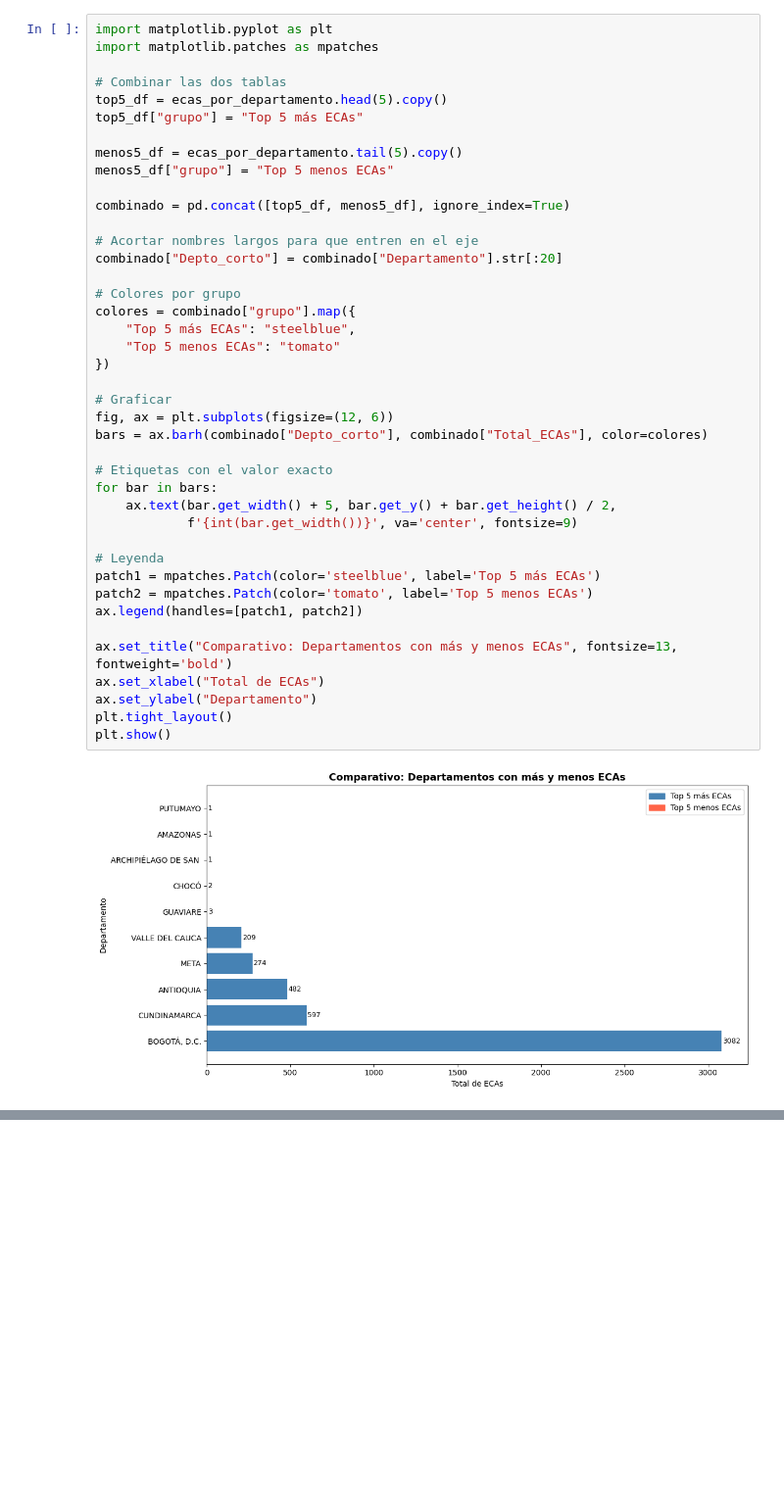
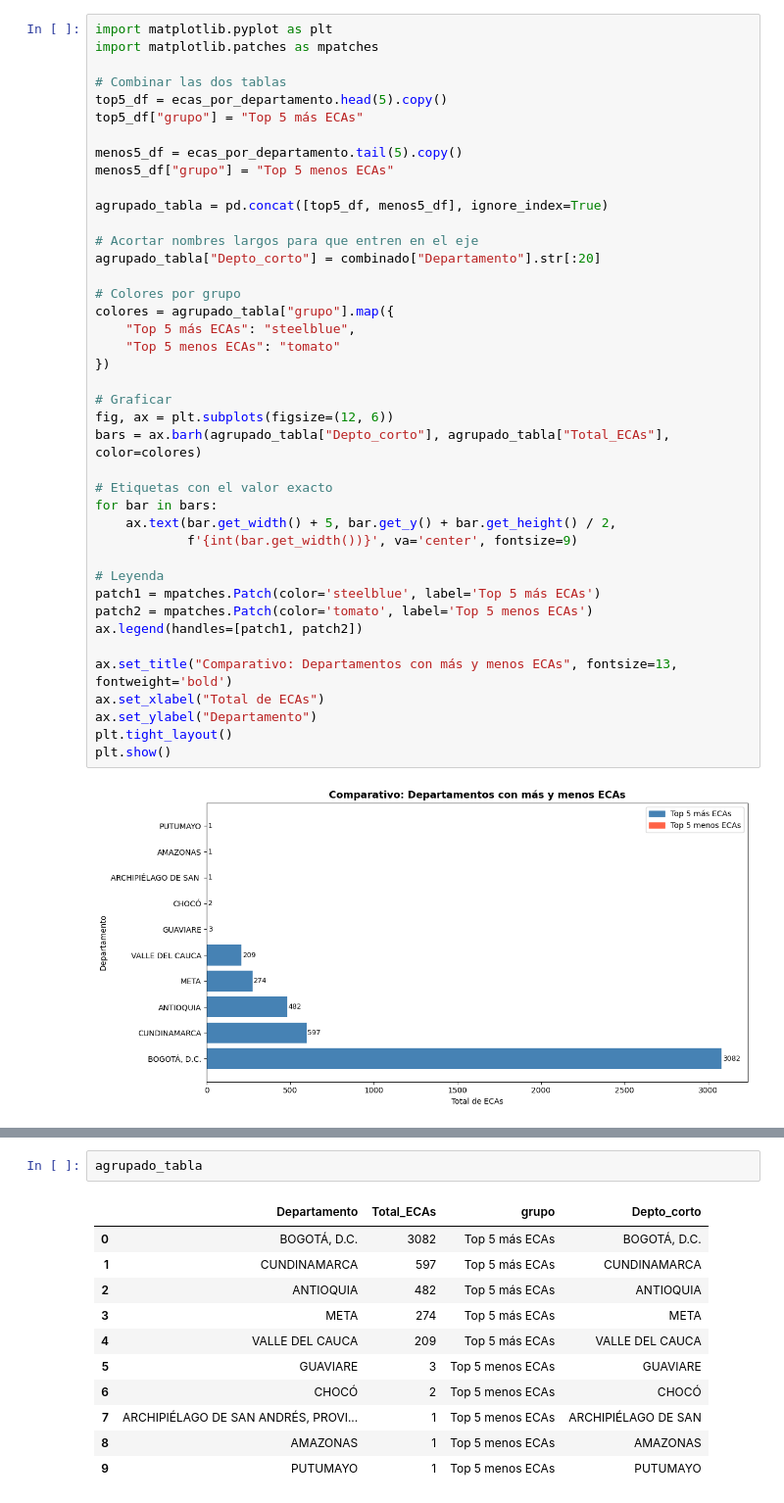
Before and after one commit to crisfore083-sudo/ECAS_SUI_PROYECTO, a Jupyter notebook: PRIMER_CODIGO_PROYECTO.ipynb, the cells around one changed output, grey strips where cells are left out. Shown at 98% size. Saved outputs shown, nothing was run; the diff lists cells and outputs as text; blank space fills up the shorter version.

```diff
--- a/PRIMER_CODIGO_PROYECTO.ipynb
+++ b/PRIMER_CODIGO_PROYECTO.ipynb
@@ -159,20 +169,20 @@ top5_df["grupo"] = "Top 5 más ECAs"
 menos5_df = ecas_por_departamento.tail(5).copy()
 menos5_df["grupo"] = "Top 5 menos ECAs"
 
-combinado = pd.concat([top5_df, menos5_df], ignore_index=True)
+agrupado_tabla = pd.concat([top5_df, menos5_df], ignore_index=True)
 
 # Acortar nombres largos para que entren en el eje
-combinado["Depto_corto"] = combinado["Departamento"].str[:20]
+agrupado_tabla["Depto_corto"] = combinado["Departamento"].str[:20]
 
 # Colores por grupo
-colores = combinado["grupo"].map({
+colores = agrupado_tabla["grupo"].map({
     "Top 5 más ECAs": "steelblue",
     "Top 5 menos ECAs": "tomato"
 })
 
 # Graficar
 fig, ax = plt.subplots(figsize=(12, 6))
-bars = ax.barh(combinado["Depto_corto"], combinado["Total_ECAs"], color=colores)
+bars = ax.barh(agrupado_tabla["Depto_corto"], agrupado_tabla["Total_ECAs"], color=colores)
 
 # Etiquetas con el valor exacto
 for bar in bars:
@@ -203 +218,15 @@ nothing to commit, working tree clean
 Everything up-to-date
+# %%
+agrupado_tabla
+# %% [output]
+|  | Departamento | Total_ECAs | grupo | Depto_corto |
+| 0 | BOGOTÁ, D.C. | 3082 | Top 5 más ECAs | BOGOTÁ, D.C. |
+| 1 | CUNDINAMARCA | 597 | Top 5 más ECAs | CUNDINAMARCA |
+| 2 | ANTIOQUIA | 482 | Top 5 más ECAs | ANTIOQUIA |
+| 3 | META | 274 | Top 5 más ECAs | META |
+| 4 | VALLE DEL CAUCA | 209 | Top 5 más ECAs | VALLE DEL CAUCA |
+| 5 | GUAVIARE | 3 | Top 5 menos ECAs | GUAVIARE |
+| 6 | CHOCÓ | 2 | Top 5 menos ECAs | CHOCÓ |
+| 7 | ARCHIPIÉLAGO DE SAN ANDRÉS, PROVI... | 1 | Top 5 menos ECAs | ARCHIPIÉLAGO DE SAN |
+| 8 | AMAZONAS | 1 | Top 5 menos ECAs | AMAZONAS |
+| 9 | PUTUMAYO | 1 | Top 5 menos ECAs | PUTUMAYO |
```
Also changed, not shown: parts of 5 cells of this notebook.
